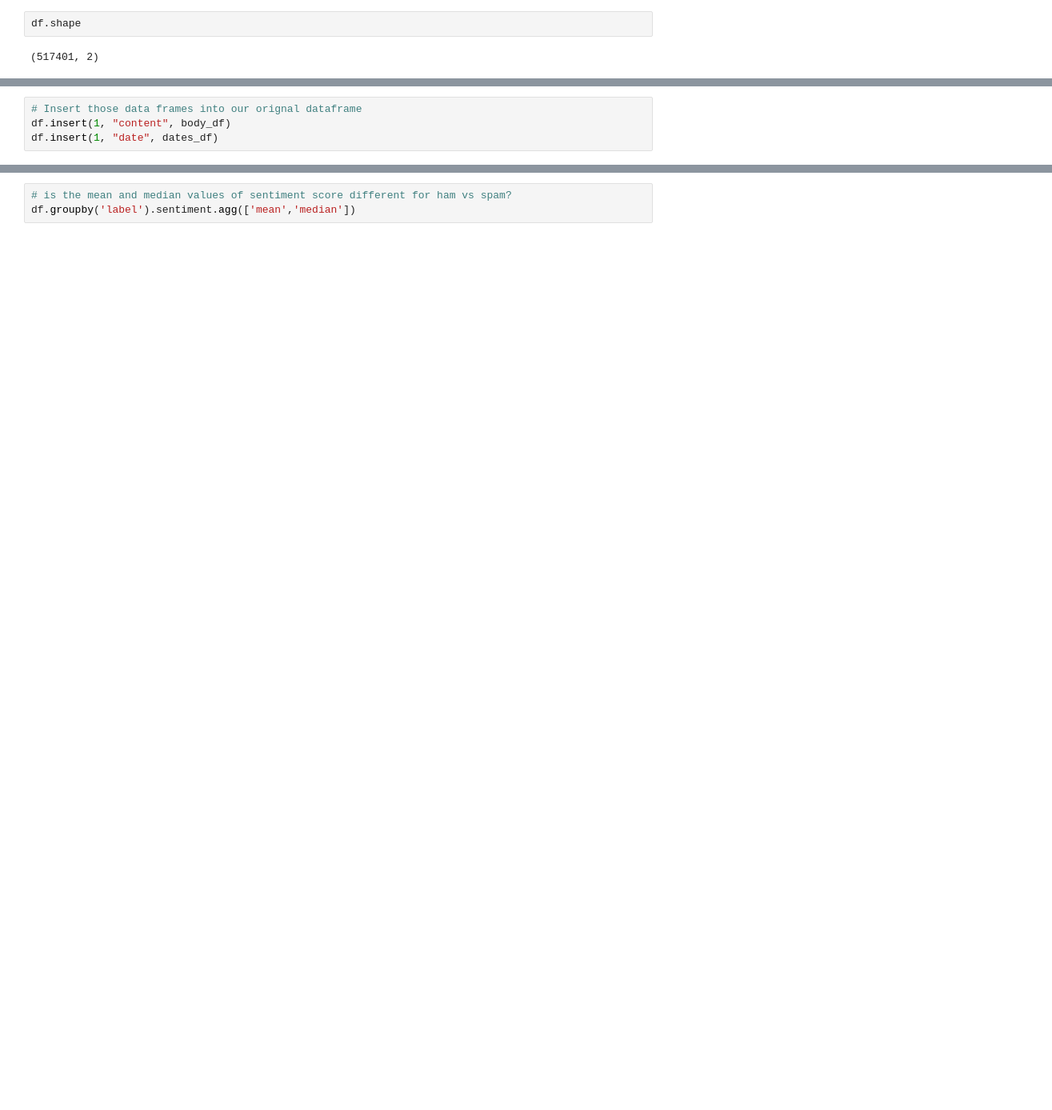
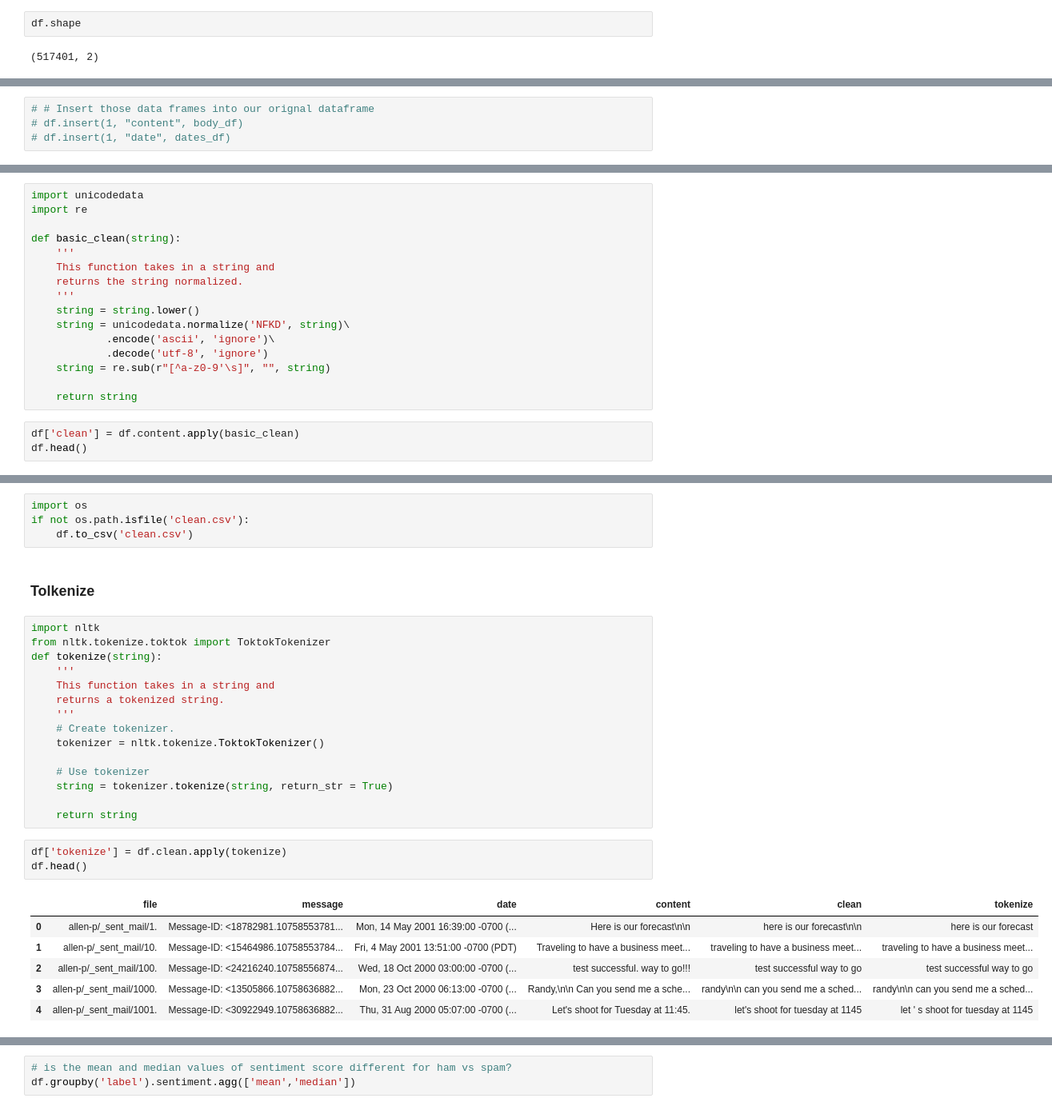
Before and after one commit to Enron-Discussion-NLP/Capstone, a Jupyter notebook: 00_Kaniela/kan_workbook.ipynb, the cells around one changed output, grey strips where cells are left out. Shown at 80% size. Cells and saved outputs as stored; diff of their text form; blank space fills up the shorter version.

```diff
--- a/00_Kaniela/kan_workbook.ipynb
+++ b/00_Kaniela/kan_workbook.ipynb
@@ -91,4 +152,4 @@ body_df
 # %%
-# Insert those data frames into our orignal dataframe
-df.insert(1, "content", body_df)
-df.insert(1, "date", dates_df)
+# # Insert those data frames into our orignal dataframe
+# df.insert(1, "content", body_df)
+# df.insert(1, "date", dates_df)
@@ -182,0 +206,19 @@ def remove_stopwords(self, string, extra_words=None, exclude_words=None):
+# %%
+import unicodedata
+import re
+
+def basic_clean(string):
+    '''
+    This function takes in a string and
+    returns the string normalized.
+    '''
+    string = string.lower()
+    string = unicodedata.normalize('NFKD', string)\
+            .encode('ascii', 'ignore')\
+            .decode('utf-8', 'ignore')
+    string = re.sub(r"[^a-z0-9'\s]", "", string)
+
+    return string
+# %%
+df['clean'] = df.content.apply(basic_clean)
+df.head()
@@ -182,0 +236,31 @@ def remove_stopwords(self, string, extra_words=None, exclude_words=None):
+# %%
+import os
+if not os.path.isfile('clean.csv'):
+    df.to_csv('clean.csv')
+# %% [markdown]
+### Tolkenize
+# %%
+import nltk
+from nltk.tokenize.toktok import ToktokTokenizer
+def tokenize(string):
+    '''
+    This function takes in a string and
+    returns a tokenized string.
+    '''
+    # Create tokenizer.
+    tokenizer = nltk.tokenize.ToktokTokenizer()
+
+    # Use tokenizer
+    string = tokenizer.tokenize(string, return_str = True)
+
+    return string
+# %%
+df['tokenize'] = df.clean.apply(tokenize)
+df.head()
+# %% [output]
+|  | file | message | date | content | clean | tokenize |
+| 0 | allen-p/_sent_mail/1. | Message-ID: <18782981.10758553781... | Mon, 14 May 2001 16:39:00 -0700 (... | Here is our forecast\n\n | here is our forecast\n\n | here is our forecast |
+| 1 | allen-p/_sent_mail/10. | Message-ID: <15464986.10758553784... | Fri, 4 May 2001 13:51:00 -0700 (PDT) | Traveling to have a business meet... | traveling to have a business meet... | traveling to have a business meet... |
+| 2 | allen-p/_sent_mail/100. | Message-ID: <24216240.10758556874... | Wed, 18 Oct 2000 03:00:00 -0700 (... | test successful. way to go!!! | test successful way to go | test successful way to go |
+| 3 | allen-p/_sent_mail/1000. | Message-ID: <13505866.10758636882... | Mon, 23 Oct 2000 06:13:00 -0700 (... | Randy,\n\n Can you send me a sche... | randy\n\n can you send me a sched... | randy\n\n can you send me a sched... |
+| 4 | allen-p/_sent_mail/1001. | Message-ID: <30922949.10758636882... | Thu, 31 Aug 2000 05:07:00 -0700 (... | Let's shoot for Tuesday at 11:45. | let's shoot for tuesday at 1145 | let ' s shoot for tuesday at 1145 |
```
Also changed, not shown: parts of 114 cells of this notebook, 7 other files.
